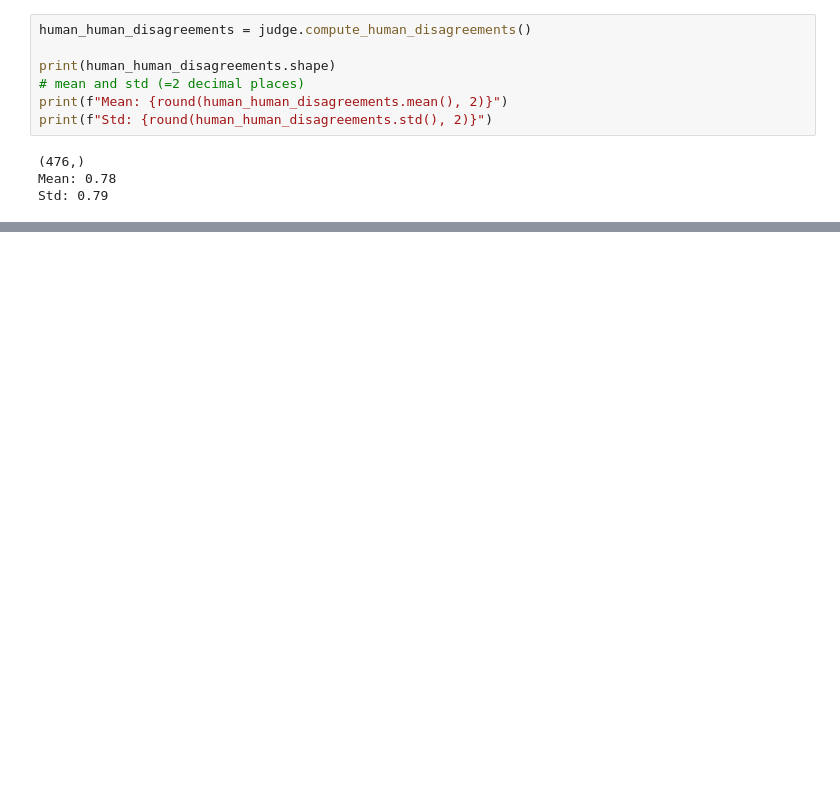
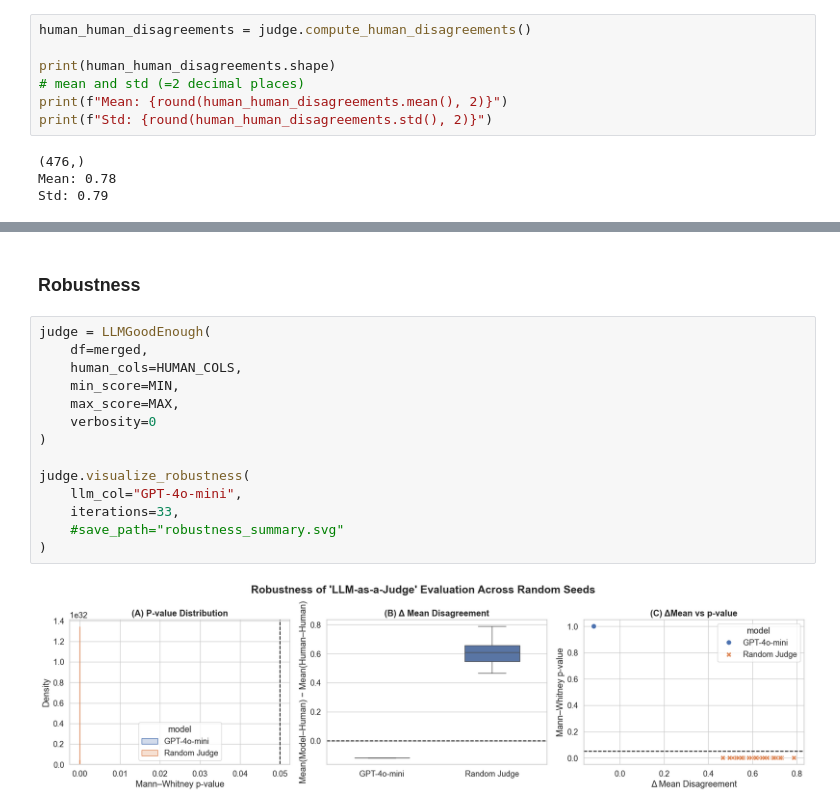
Before and after one commit to Ocean-code-1995/llm-judge-good-enough, a Jupyter notebook: movielens/src/analysis.ipynb, the cells around one changed output, grey strips where cells are left out. Cells and saved outputs as stored; diff of their text form; blank space fills up the shorter version.

Commit message:
robustness analysis

```diff
--- a/movielens/src/analysis.ipynb
+++ b/movielens/src/analysis.ipynb
@@ -210,0 +214,18 @@ Merged dataset shape: (228, 10)
+# %% [markdown]
+### Robustness
+# %%
+judge = LLMGoodEnough(
+    df=merged,
+    human_cols=HUMAN_COLS,
+    min_score=MIN,
+    max_score=MAX,
+    verbosity=0
+)
+
+judge.visualize_robustness(
+    llm_col="GPT-4o-mini",
+    iterations=33,
+    #save_path="robustness_summary.svg"
+)
+# %% [output]
+[figure, added]
```
Also changed, not shown: parts of 3 cells of this notebook, 3 other files.
